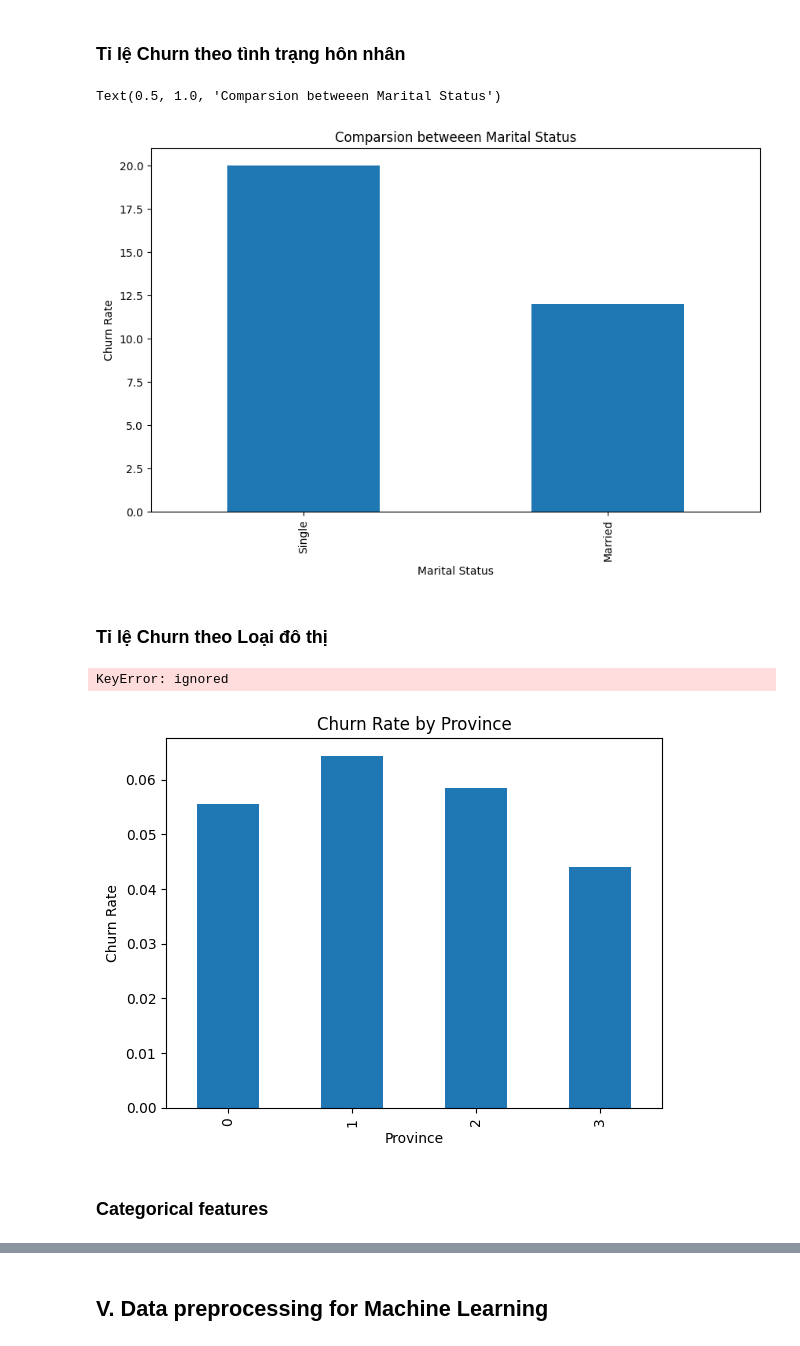
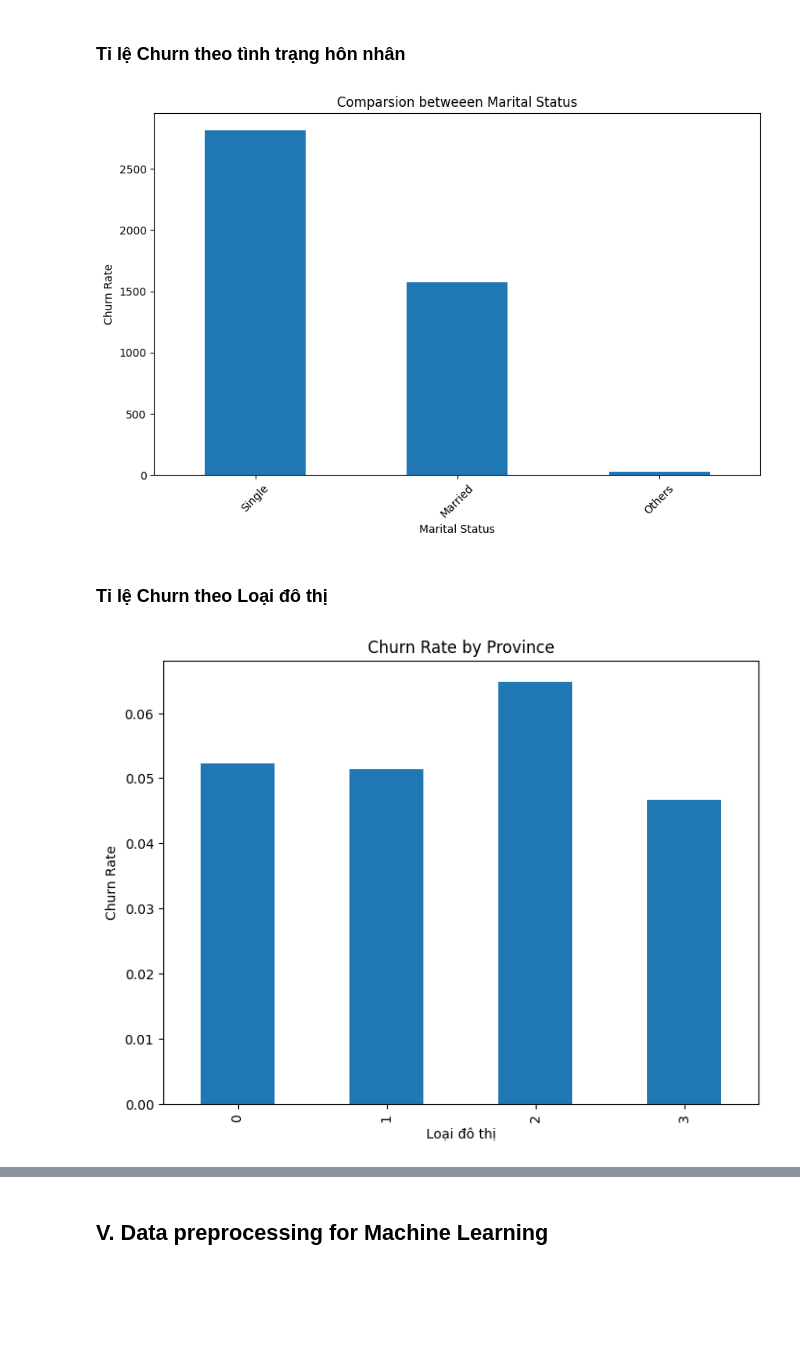
Before and after one commit to 2uanDM/FDC105_final, a Jupyter notebook: FDC105_final.ipynb, the cells around one changed output, grey strips where cells are left out. Saved outputs shown, nothing was run; the diff lists cells and outputs as text; code cells hidden in the pictures; blank space fills up the shorter version.

```diff
--- a/FDC105_final.ipynb
+++ b/FDC105_final.ipynb
@@ -511,8 +514,8 @@ for col in numeric_columns:
 # %%
 # Xóa các dòng chứa outlier
 for col in numeric_columns:
-    z_outliers = np.abs(stats.zscore(df1[col])) > 3.0
-    df1 = df1[~z_outliers]
+    z_outliers = np.abs(stats.zscore(df[col])) > 3.0
+    df = df[~z_outliers]
 
-print("Số dòng sau khi loại bỏ outlier:", len(df1))
+print("Số dòng còn lại sau khi loại bỏ outlier:", len(df))
 # %% [output]
@@ -519,0 +547,12 @@ Số dòng sau khi loại bỏ outlier: 4747
+# %%
+columns_to_int64 = ['resid_province',
+                  'service_code_week',
+                  'service_no_week',
+                  'ref_no_week',
+                  'service_code_month',
+                  'service_no_month',
+                  'ref_no_month',
+                  'total_act_3','total_act_6',
+                  'total_login_3','total_login_6',
+                  'age']
+df[columns_to_int64] = df[columns_to_int64].astype(int)
@@ -519,0 +561,4 @@ Số dòng sau khi loại bỏ outlier: 4747
+# %%
+df.drop(columns = 'index', inplace = True)
+df.reset_index(drop = True, inplace = True)
+df.head()
@@ -536,0 +601,14 @@ df1.describe()
+# %%
+province = []
+for i in range(len(df['resid_province'])):
+    if df['resid_province'].iloc[i] in [1,79]:
+        province.append(0)
+    elif df['resid_province'].iloc[i] in [31, 48, 92, 19, 36, 25, 22, 27, 30, 38, 40, 46, 52, 56, 66, 64, 68, 77, 75, 74, 82, 89]:
+        province.append(1)
+    elif df['resid_province'].iloc[i] in [6, 8, 26, 27, 45, 58, 67, 83, 84, 86, 93, 95]:
+        province.append(3)
+    else:
+        province.append(2)
+df['province_type'] = province
+df.drop('resid_province', axis=1, inplace=True)
+df.head()
@@ -551,46 +639,26 @@ plt.show()
 ### Tỉ lệ Churn theo tình trạng hôn nhân
 # %%
 # Phân bổ của 3 nhóm 'Married', 'Single', 'Other':
-churn_by_marital_status = df1.groupby('marital_status')['is_churn'].mean()
+churn_by_marital_status = df.groupby('marital_status')['is_churn'].mean()
 plt.figure(figsize=(10, 6))
-df1['marital_status'].value_counts().plot(kind='bar')
+ax = df['marital_status'].value_counts().plot(kind='bar')
+ax.set_xticklabels(['Single', 'Married', 'Others'], rotation = 45)
 plt.xlabel('Marital Status')
 plt.ylabel('Churn Rate')
 plt.title("Comparsion betweeen Marital Status")
+plt.show()
 # %% [output]
-Text(0.5, 1.0, 'Comparsion betweeen Marital Status')
-[figure, old version]
+[figure, new version]
 # %% [markdown]
 ### Tỉ lệ Churn theo Loại đô thị
-# %%
-#Chia thành các loại đô thị khác nhau
-#0:Đô thị đặc biệt
-#1:Đô thị loại I
-#2:Đô thị loại II
-#3:Đô thị loại II
-province = []
-for i in range(len(df1['resid_province'])):
-    if df1['resid_province'][i] in [1,79]:
-        province.append(0)
-    elif df1['resid_province'][i] in [31, 48, 92, 19, 36, 25, 22, 27, 30, 38, 40, 46, 52, 56, 66, 64, 68, 77, 75, 74, 82, 89]:
-        province.append(1)
-    elif df1['resid_province'][i] in [6, 8, 26, 27, 45, 58, 67, 83, 84, 86, 93, 95]:
-        province.append(3)
-    else:
-        province.append(2)
-df1['province'] = province
-df1.head()
-# %% [output]
-KeyError: ignored
 # %%
-churn_by_province = df.groupby('province')['is_churn'].mean()
+churn_by_province = df.groupby('province_type')['is_churn'].mean()
+plt.figure(figsize = (8,6))
 churn_by_province.plot(kind='bar')
-plt.xlabel('Province')
+plt.xlabel('Loại đô thị')
 plt.ylabel('Churn Rate')
 plt.title('Churn Rate by Province')
 plt.show()
 # %% [output]
-[figure, old version]
+[figure, new version]
-# %% [markdown]
-### Categorical features
 # %% [markdown]
```
Also changed, not shown: parts of 60 cells of this notebook.
